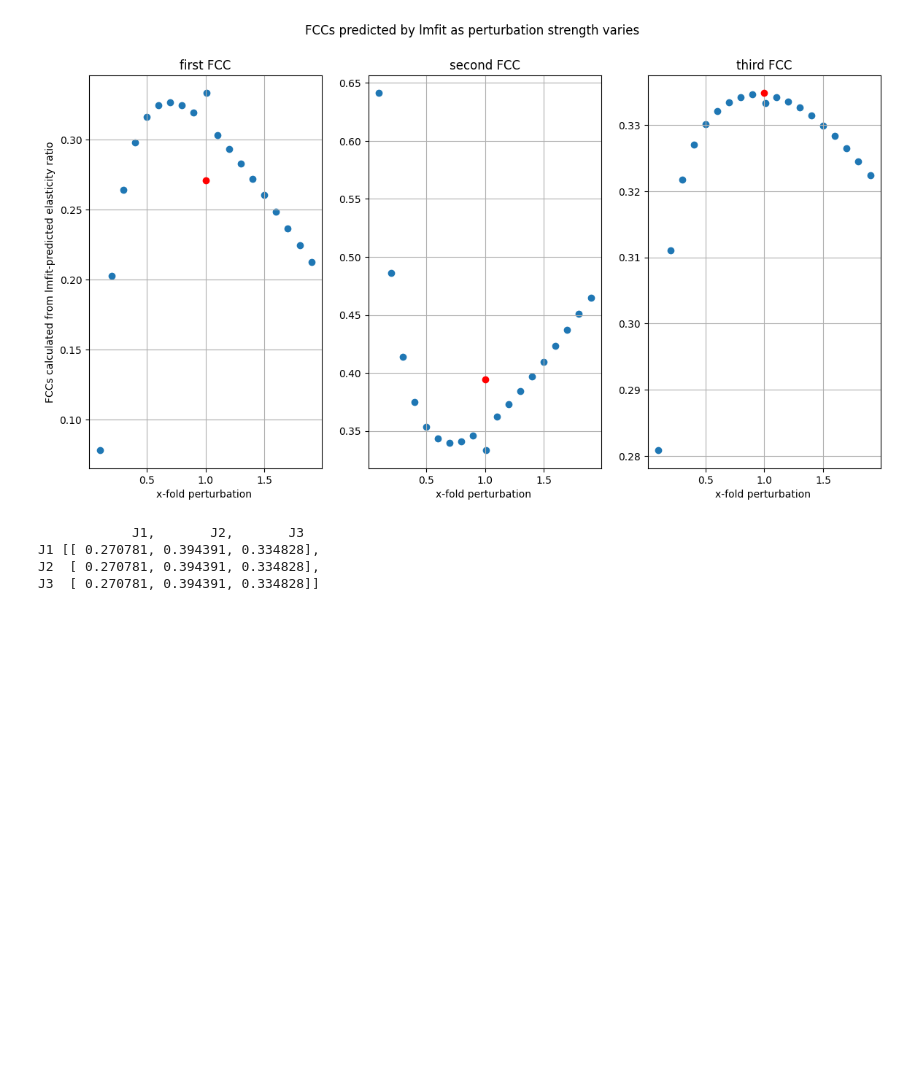
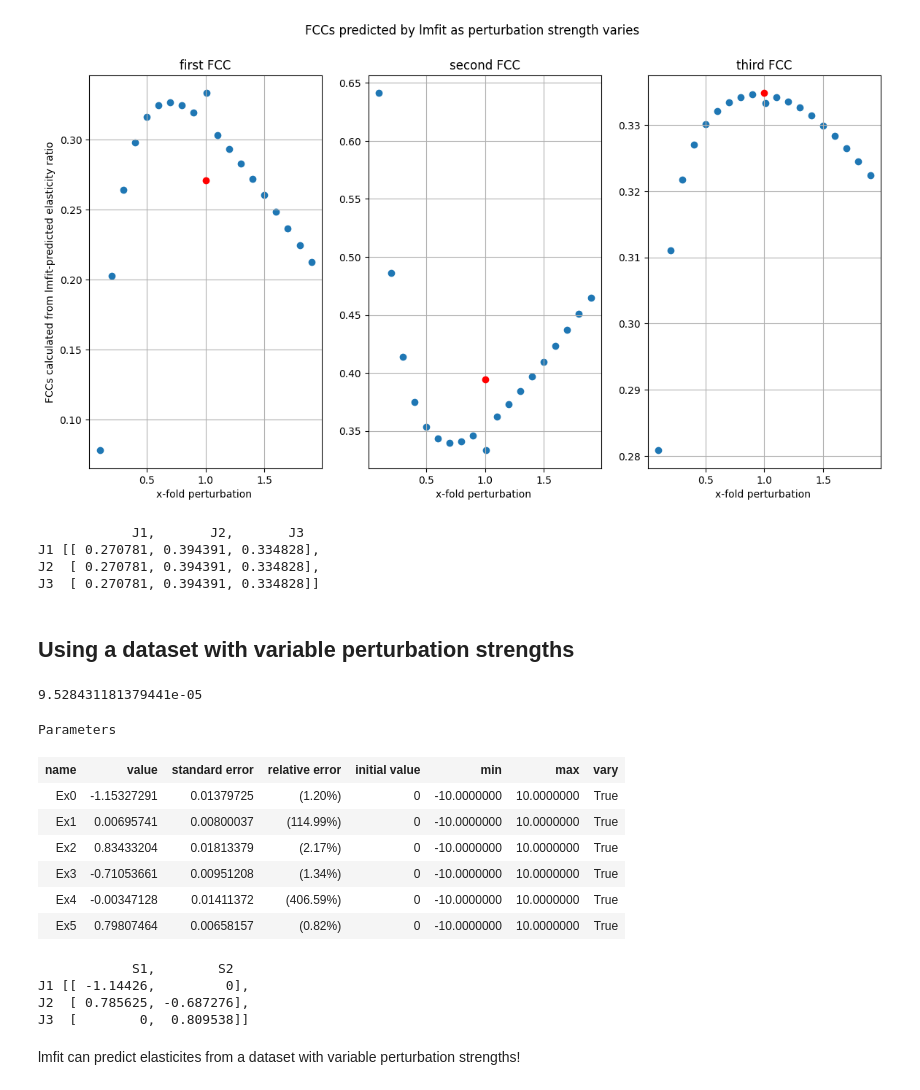
Before and after one commit to janisshin/classical-linlog, a Jupyter notebook: notebooks/threestep.ipynb, the cells around one changed output. Drawn from its saved outputs; the diff is of its cells as text; code cells hidden in the pictures; blank space fills up the shorter version.

Commit message:
variable perturbation str

```diff
--- a/notebooks/threestep.ipynb
+++ b/notebooks/threestep.ipynb
@@ -464,3 +464,5 @@ r.getScaledFluxControlCoefficientMatrix()
 J1 [[ 0.270781, 0.394391, 0.334828],
 J2  [ 0.270781, 0.394391, 0.334828],
 J3  [ 0.270781, 0.394391, 0.334828]]
+# %% [markdown]
+## Using a dataset with variable perturbation strengths
@@ -466,0 +483,62 @@ J3  [ 0.270781, 0.394391, 0.334828]]
+# %%
+ex = r.getScaledElasticityMatrix()
+
+a = r.getBoundarySpeciesIds()
+b = r.getReactionIds()
+c=[]
+for i in b:
+    for ii in a:
+        c.append(r.getUnscaledParameterElasticity(i, ii) * r[ii]/r[i])
+ey = np.array(c).reshape((len(b),len(a)))
+
+en = df[enzymes].loc[1:len(internal)+1]/df[enzymes].loc[0]
+xn = df[internal].loc[1:len(internal)+1]/df[internal].loc[0]
+yn = df[external].iloc[-(len(external)):]/df[external].loc[0]
+vn = df[fluxes].loc[1:len(internal)+1]/df[fluxes].loc[0]
+# %%
+def residual(params, xn, v_star, df, *args, **kws):
+
+    ex = np.zeros((3,2))
+    ex[0,0] = params['Ex0']
+    ex[0,1] = params['Ex1']
+    ex[1,0] = params['Ex2']
+    ex[1,1] = params['Ex3']
+    ex[2,0] = params['Ex4']
+    ex[2,1] = params['Ex5']
+
+    a = (en.values*v_star.values)
+    bb = np.ones((3,3))
+    cc = ex@(np.log(xn)).T
+
+    model = a*(bb + cc)
+
+    return (df[fluxes].loc[1:len(internal)+1].values-model.T).values
+
+params = Parameters()
+
+for i in range(6):
+    params.add('Ex'+str(i), value=0, min=-10, max=10)
+
+out = minimize(residual, params, args=(xn, v_star, df))#, iter_cb=cb)
+
+print(out.chisqr)
+out.params
+# %% [output]
+9.528431181379441e-05
+Parameters
+| name | value | standard error | relative error | initial value | min | max | vary |
+| Ex0 | -1.15327291 | 0.01379725 | (1.20%) | 0 | -10.0000000 | 10.0000000 | True |
+| Ex1 | 0.00695741 | 0.00800037 | (114.99%) | 0 | -10.0000000 | 10.0000000 | True |
+| Ex2 | 0.83433204 | 0.01813379 | (2.17%) | 0 | -10.0000000 | 10.0000000 | True |
+| Ex3 | -0.71053661 | 0.00951208 | (1.34%) | 0 | -10.0000000 | 10.0000000 | True |
+| Ex4 | -0.00347128 | 0.01411372 | (406.59%) | 0 | -10.0000000 | 10.0000000 | True |
+| Ex5 | 0.79807464 | 0.00658157 | (0.82%) | 0 | -10.0000000 | 10.0000000 | True |
+# %%
+ex
+# %% [output]
+            S1,        S2
+J1 [[ -1.14426,         0],
+J2  [ 0.785625, -0.687276],
+J3  [        0,  0.809538]]
+# %% [markdown]
+lmfit can predict elasticites from a dataset with variable perturbation strengths!
```
Also changed, not shown: parts of 1 cell of this notebook, 1 other file.
